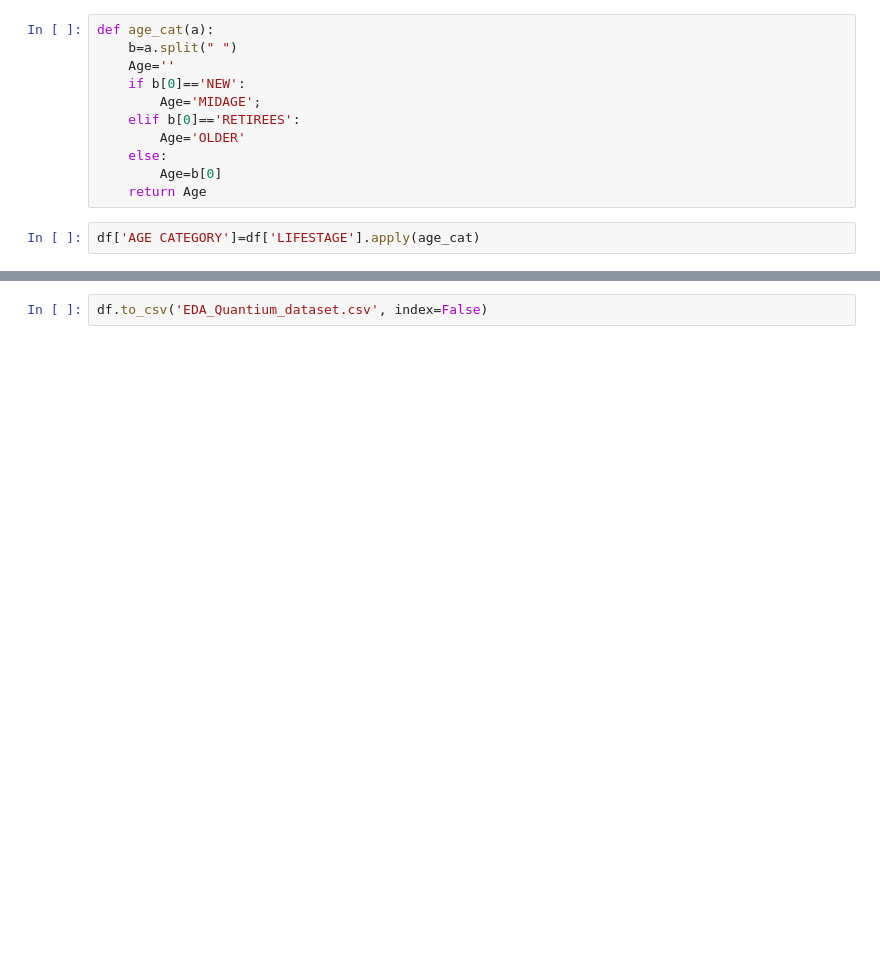
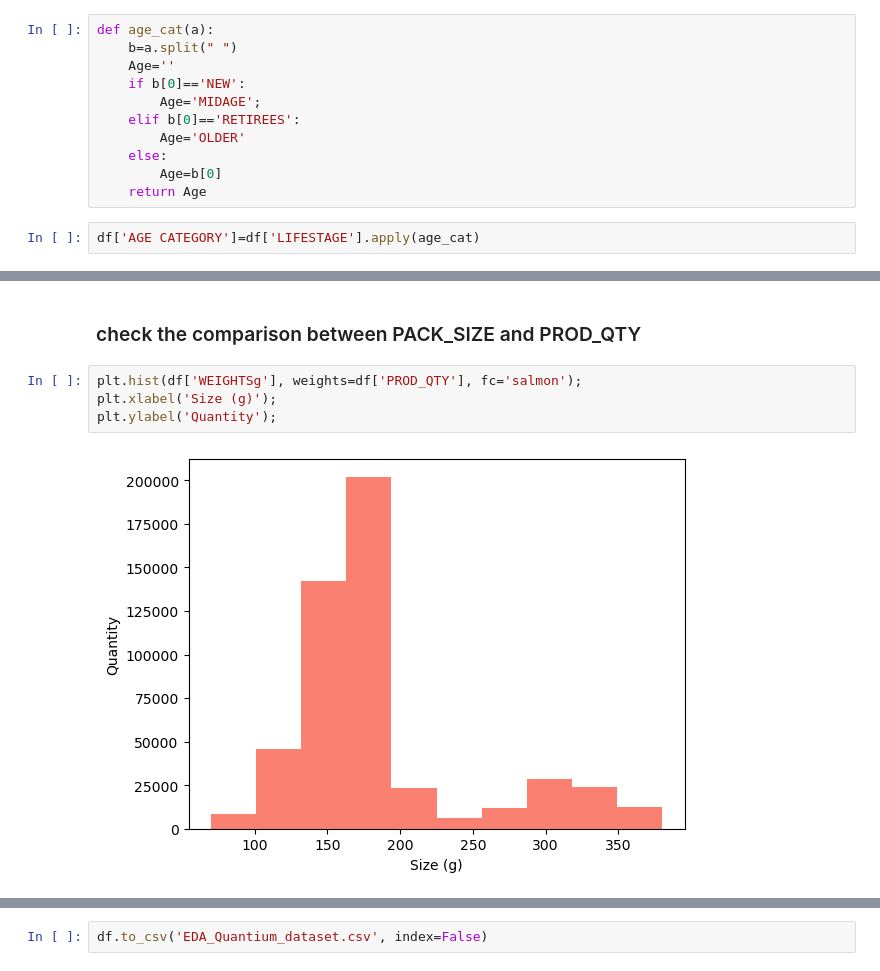
Before and after one commit to Temitope-odeyemi/Quantium, a Jupyter notebook: EDA Quatium.ipynb, the cells around one changed output, grey strips where cells are left out. Cells and saved outputs as stored; diff of their text form; blank space fills up the shorter version.

```diff
--- a/EDA Quatium.ipynb
+++ b/EDA Quatium.ipynb
@@ -84,0 +104,8 @@ df.head()
+# %% [markdown]
+### check the comparison between PACK_SIZE and PROD_QTY
+# %%
+plt.hist(df['WEIGHTSg'], weights=df['PROD_QTY'], fc='salmon');
+plt.xlabel('Size (g)');
+plt.ylabel('Quantity');
+# %% [output]
+[figure, added]
```
Also changed, not shown: parts of 12 cells of this notebook.
